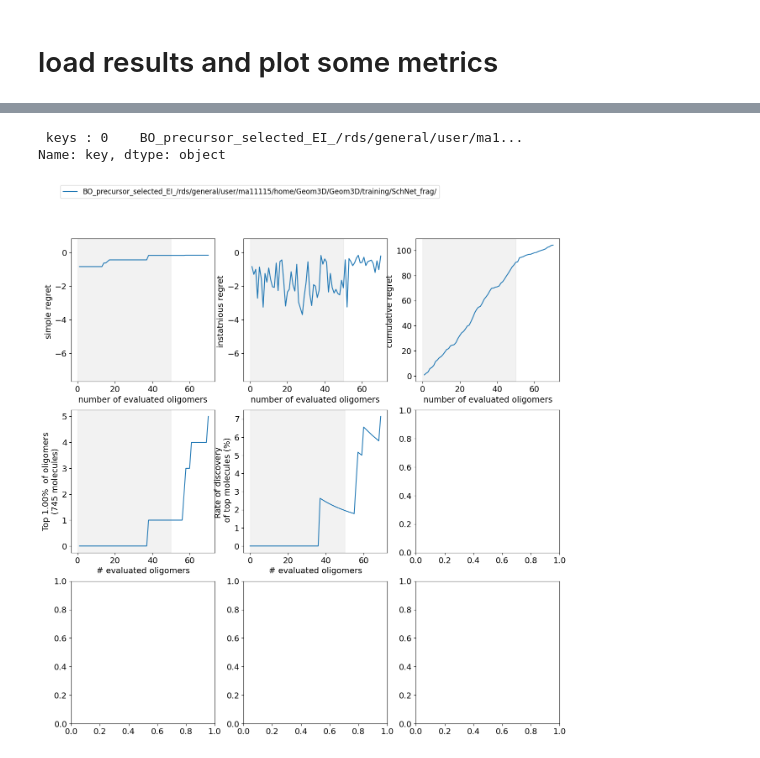
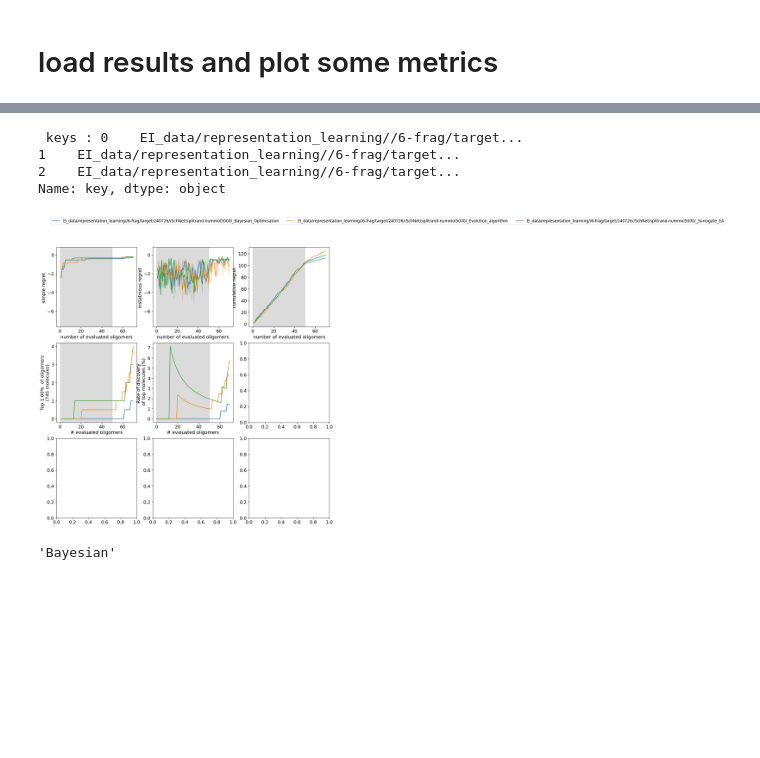
Before and after one commit to mohammedazzouzi15/STK_search, a Jupyter notebook: Example_notebooks/2_run_search_exp.ipynb, the cells around one changed output, grey strips where cells are left out. Saved outputs shown, nothing was run; the diff lists cells and outputs as text; code cells hidden in the pictures; blank space fills up the shorter version.

```diff
--- a/Example_notebooks/2_run_search_exp.ipynb
+++ b/Example_notebooks/2_run_search_exp.ipynb
@@ -550,7 +532,7 @@ oligomer_size = 6
 #df_filtered = df_filtered[df_filtered['num_elem_initialisation']==num_elem_initialisation]
 df_filtered = df_all[df_all['oligomer_size']==oligomer_size]
 print(df_filtered.shape)
-df_list = df_filtered.groupby(['case','frag_properties','which_acquisition','config_dir'])
+df_list = df_filtered.groupby(['which_acquisition','config_dir','search_algorithm'])
 print(len(df_list))
-df_filtered.groupby(['case','frag_properties','which_acquisition','config_dir']).describe()
+df_filtered.groupby(['which_acquisition','config_dir','search_algorithm']).describe()
 # %% [output]
@@ -580,7 +575,7 @@ def get_results_length(x):
         return 0
 results_dict = {}
 num_searches_with_min, df_plot_dict = {}, {}
-min_num_iteration = 70
+min_num_iteration = 60
 for name , df in df_list:
     if len(df) != 0:
         df['max_num_eval']=df['search_exp_file'].apply(lambda x: get_results_length(x))
@@ -588,15 +583,16 @@ for name , df in df_list:
         df['key'] = key
         if df['max_num_eval'].max() >= min_num_iteration:
             results_dict[key] = load_search_list(df,min_num_iteration)
-            num_searches_with_min[key] = (len(results_dict[key]), df['df_path'].values[0])
+            num_searches_with_min[key] = (len(results_dict[key]), df['df_total'].values[0])
 df_summary_1 = pd.DataFrame.from_dict(num_searches_with_min, orient='index',columns=['number of explorations with min iterations','df_path'])
 #df_summary = df_summary.merge(df_summary_1, left_index=True, right_index=True)
 df_summary_1['key'] = df_summary_1.index
-df_summary_1['case'] = df_summary_1['key'].apply(lambda x: x.split('_')[0]+'_'+x.split('_')[1])
+df_summary_1['case'] = df_summary_1['key'].apply(lambda x: x.split('_')[3])#+'_'+x.split('_')[2])
 df_summary_1['num_mol_training'] = df_summary_1['key'].apply(lambda x: x.split('nummol')[-1])
 df_summary_1['wide']=df_summary_1['key'].apply(lambda x: '_wide' in x)
 df_summary_1['narrow']=df_summary_1['key'].apply(lambda x: '_narrow' in x)
 df_summary_1['total']=df_summary_1['key'].apply(lambda x: '_total' in x)
+#df_summary_1['key'] = df_summary_1['case']
 df_summary_1.reset_index(inplace=True)
 df_summary_1
 # %% [output]
@@ -617,9 +615,17 @@ plot_function_list_multi = [Search_results_plot.plot_simple_regret_batch,Search_
 # %%
 %matplotlib inline
 df_plot = df_summary_1.copy()
-df_plot = df_plot.iloc[[0]]
+df_plot = df_plot.iloc[[0,1,2]]
 fig, axes,metric_dict_res = plot_results_all.plot_metric(df_plot,plot_function_list_single,results_dict,df_list,nb_iterations=70)
+
+#axes[0].legend(df_plot['case'].values)
 # %% [output]
- keys : 0    BO_precursor_selected_EI_/rds/general/user/ma1...
+ keys : 0    EI_data/representation_learning//6-frag/target...
+1    EI_data/representation_learning//6-frag/target...
+2    EI_data/representation_learning//6-frag/target...
 Name: key, dtype: object
-[figure, old version]
+[figure, new version]
+# %%
+df_summary_1['key'][0].split('_')[3]
+# %% [output]
+'Bayesian'
```
Also changed, not shown: parts of 16 cells of this notebook, 2 other files.
